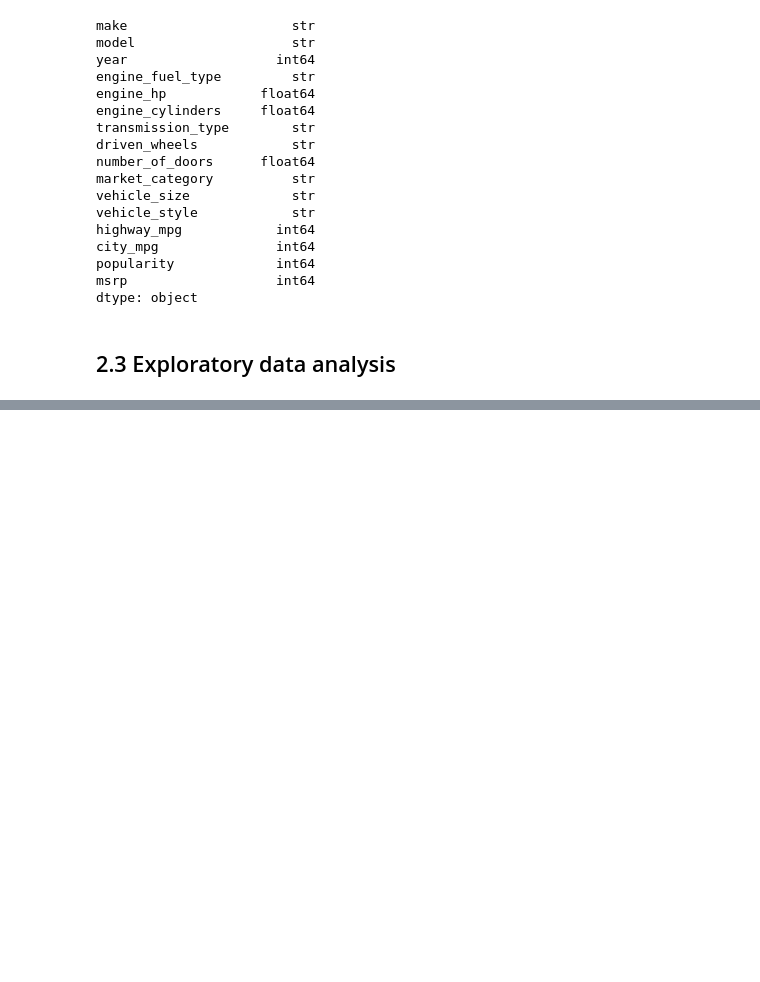
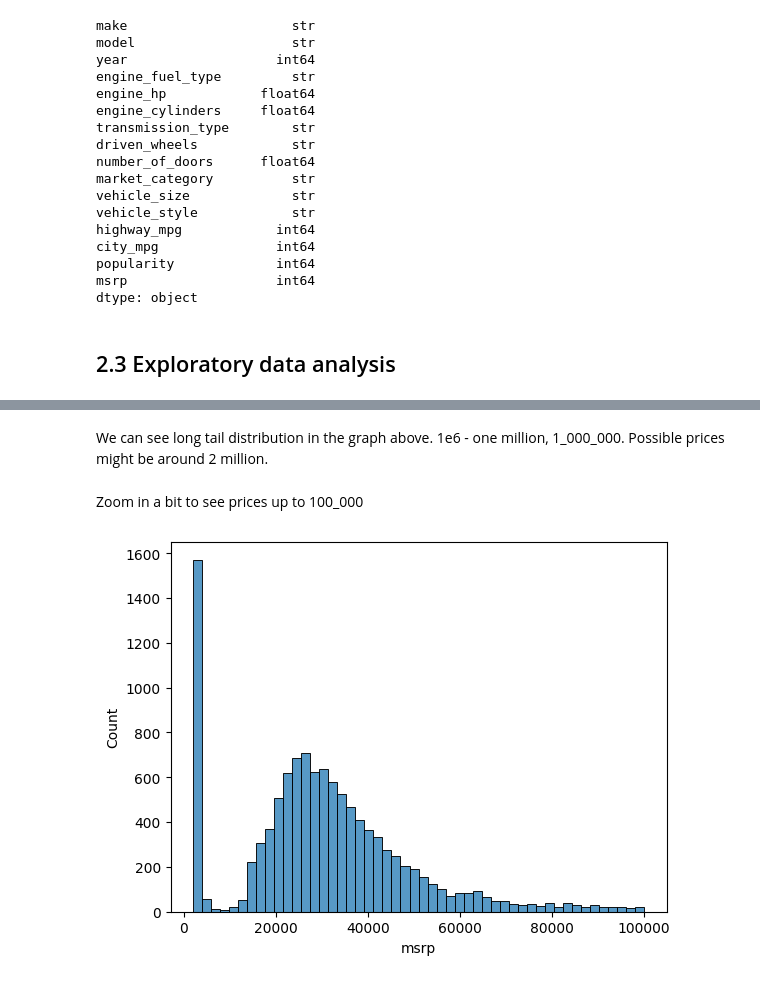
Before and after one commit to jbjezanc/machine-learning, a Jupyter notebook: 02-predicting-car-prices/02-price-prediction.ipynb, the cells around one changed output, grey strips where cells are left out. Cells and saved outputs as stored; diff of their text form; code cells hidden in the pictures; blank space fills up the shorter version.

```diff
--- a/02-predicting-car-prices/02-price-prediction.ipynb
+++ b/02-predicting-car-prices/02-price-prediction.ipynb
@@ -139,0 +214,10 @@ dtype: object
+# %% [markdown]
+We can see long tail distribution in the graph above.
+1e6 - one million, 1_000_000.
+Possible prices might be around 2 million.
+# %% [markdown]
+Zoom in a bit to see prices up to 100_000
+# %%
+sns.histplot(df.msrp[df.msrp < 100_000], bins=50);
+# %% [output]
+[figure, added]
```
Also changed, not shown: parts of 19 cells of this notebook.
